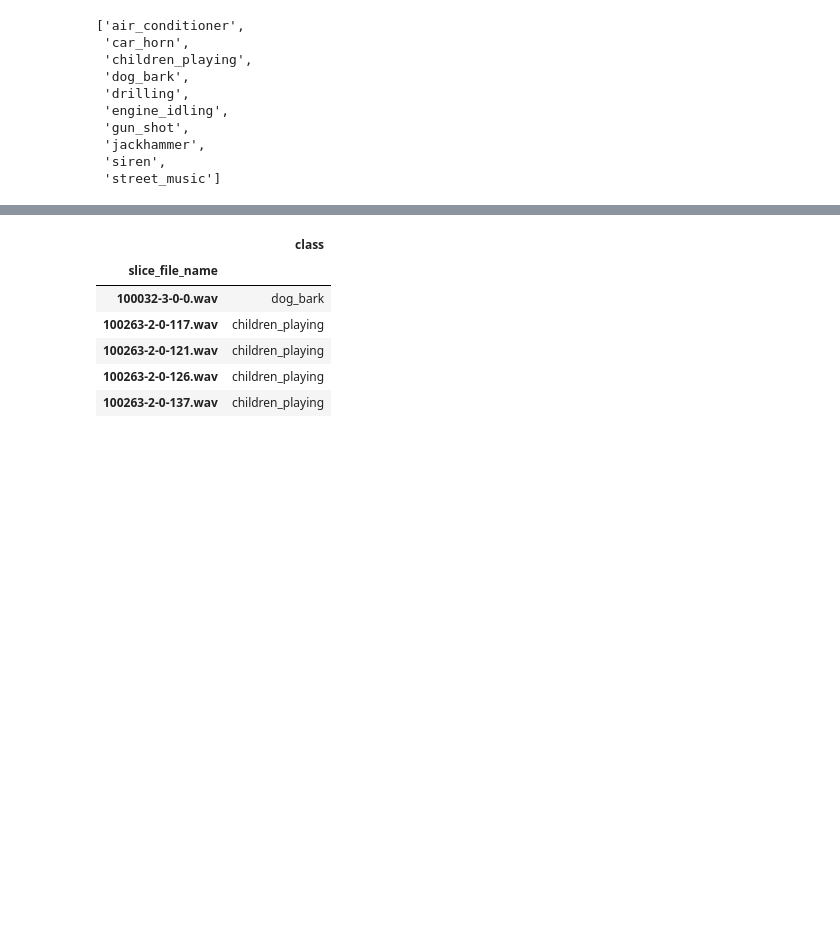
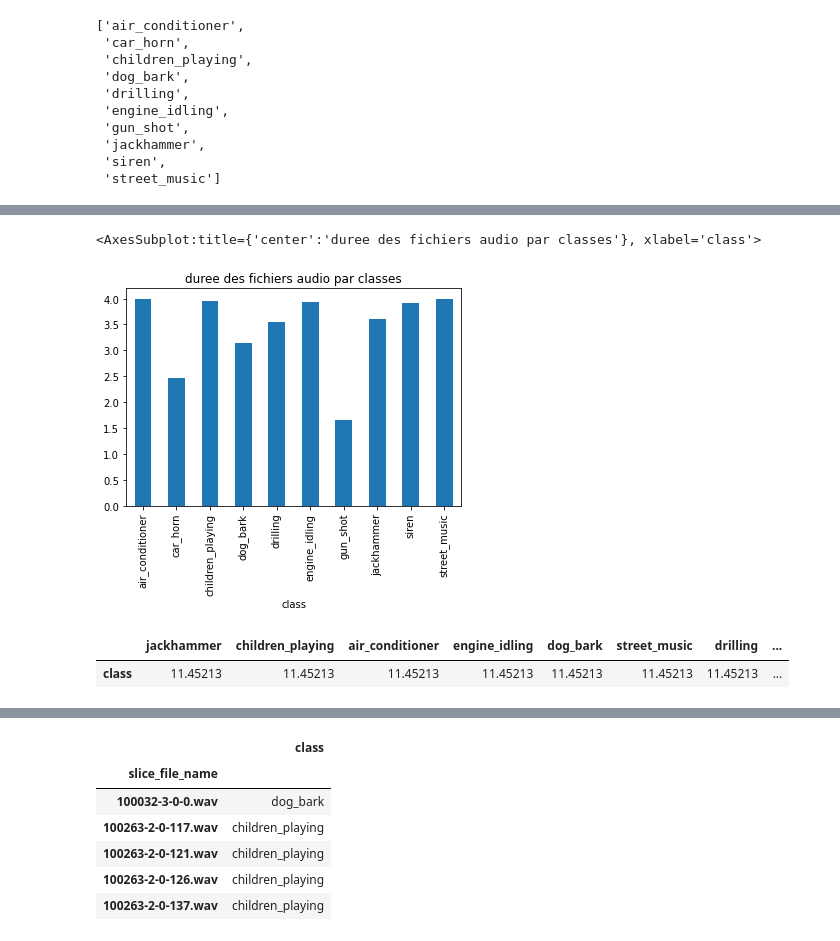
Before and after one commit to Alexandre-Lin/birds, a Jupyter notebook: notebooks/urbansound8k_analysis.ipynb, the cells around one changed output, grey strips where cells are left out. Saved outputs shown, nothing was run; the diff lists cells and outputs as text; code cells hidden in the pictures; blank space fills up the shorter version.

```diff
--- a/notebooks/urbansound8k_analysis.ipynb
+++ b/notebooks/urbansound8k_analysis.ipynb
@@ -93,0 +116,7 @@ classes
+# %%
+# Durée moyenne des fichiers audio par classes
+moyenne_duree = labels.groupby('class')['duree'].mean()
+moyenne_duree.plot.bar(title="duree des fichiers audio par classes")
+# %% [output]
+<AxesSubplot:title={'center':'duree des fichiers audio par classes'}, xlabel='class'>
+[figure, added]
@@ -93,0 +126,6 @@ classes
+# %%
+# Pourcentages de chaque classes dans le dataset
+display_series(labels['class'].value_counts().apply(lambda x : (x/len(labels))*100))
+# %% [output]
+|  | jackhammer | children_playing | air_conditioner | engine_idling | dog_bark | street_music | drilling | ... |
+| class | 11.45213 | 11.45213 | 11.45213 | 11.45213 | 11.45213 | 11.45213 | 11.45213 | ... |
```
Also changed, not shown: parts of 48 cells of this notebook, 1 other file.
